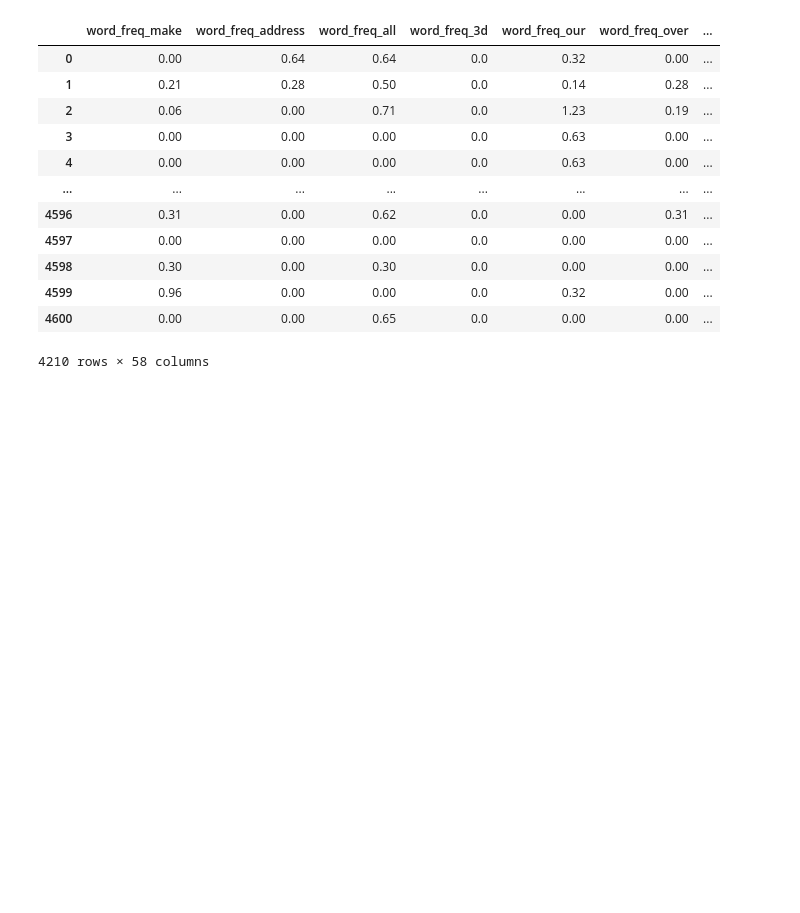
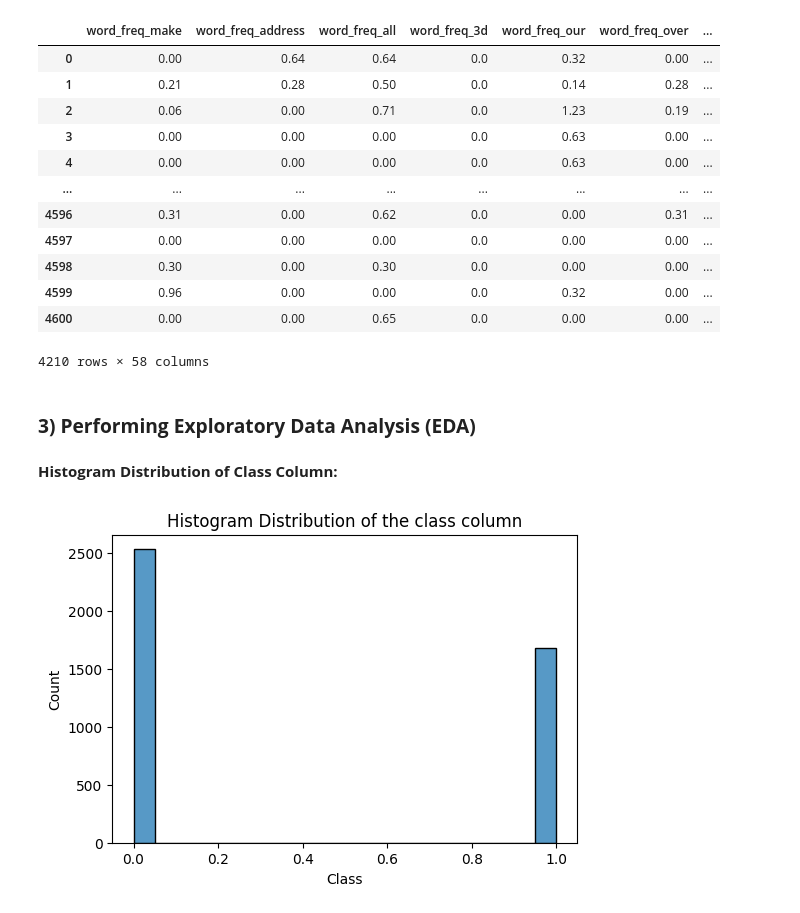
Before and after one commit to kushaalshyam/machine-learning-lab, a Jupyter notebook: Experiment 4/Assignment 4.ipynb, the cells around one changed output. Saved outputs shown, nothing was run; the diff lists cells and outputs as text; code cells hidden in the pictures; blank space fills up the shorter version.

```diff
--- a/Experiment 4/Assignment 4.ipynb
+++ b/Experiment 4/Assignment 4.ipynb
@@ -101,3 +110,16 @@ df
 | 4599 | 0.96 | 0.00 | 0.00 | 0.0 | 0.32 | 0.00 | ... |
 | 4600 | 0.00 | 0.00 | 0.65 | 0.0 | 0.00 | 0.00 | ... |
 4210 rows × 58 columns
+# %% [markdown]
+### **3) Performing Exploratory Data Analysis (EDA)**
+# %% [markdown]
+**Histogram Distribution of Class Column:**
+# %%
+plt.figure(figsize=(6,4))
+sns.histplot(x=df["class"],bins=20)
+plt.title("Histogram Distribution of the class column")
+plt.xlabel('Class')
+plt.ylabel('Count')
+plt.show()
+# %% [output]
+[figure, added]
```
Also changed, not shown: parts of 25 cells of this notebook, 5 other files.
